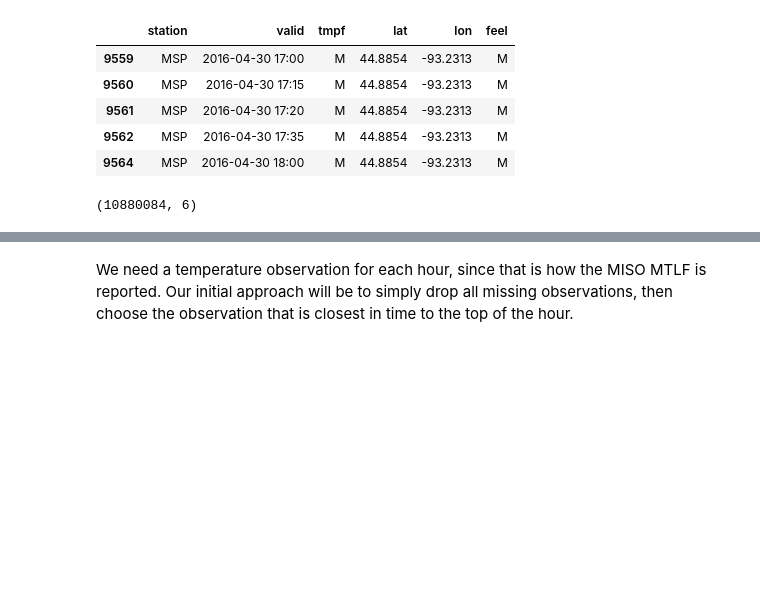
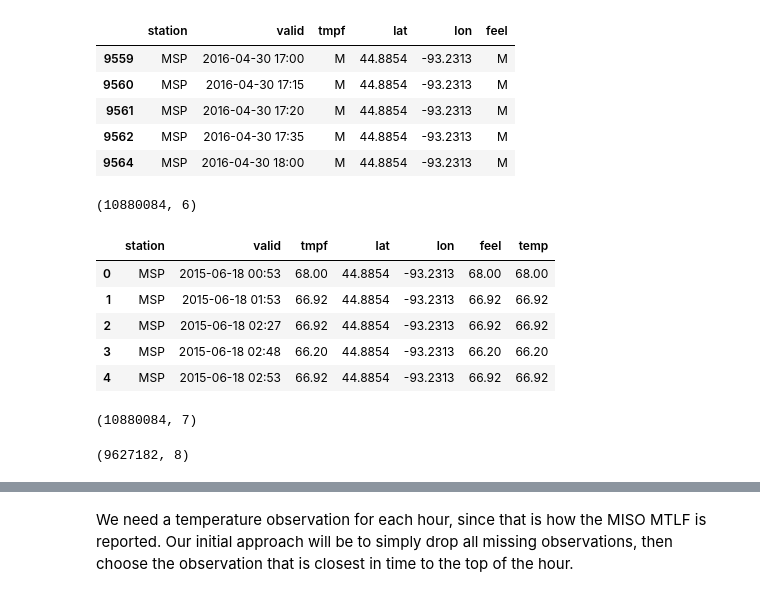
Before and after one commit to caindy/mml, a Jupyter notebook: 01_obtain_data.ipynb, the cells around one changed output, grey strips where cells are left out. Cells and saved outputs as stored; diff of their text form; code cells hidden in the pictures; blank space fills up the shorter version.

```diff
--- a/01_obtain_data.ipynb
+++ b/01_obtain_data.ipynb
@@ -52,7 +48,7 @@ import pandas as pd
 
 zones = { 1 : {'MN': ['MSP',  # Minneapolis / St. Paul (STP)
                       'RST',  # Rochester
-                      'DLH'], # Duluth
+                      'DYT'], # Duluth
                'ND': ['FAR',  # Fargo
                       'BIS',  # Bismarck
                       'GFK'], # Grand Forks
@@ -112,3 +108,18 @@ raw_df[raw_df['tmpf'] == 'M'].head()
 raw_df[raw_df['tmpf'] == 'M'].shape
 # %% [output]
 (10880084, 6)
+# %%
+raw_df['temp'] = pd.to_numeric(raw_df['tmpf'], errors='coerce')
+raw_df.head()
+# %% [output]
+|  | station | valid | tmpf | lat | lon | feel | temp |
+| 0 | MSP | 2015-06-18 00:53 | 68.00 | 44.8854 | -93.2313 | 68.00 | 68.00 |
+| 1 | MSP | 2015-06-18 01:53 | 66.92 | 44.8854 | -93.2313 | 66.92 | 66.92 |
+| 2 | MSP | 2015-06-18 02:27 | 66.92 | 44.8854 | -93.2313 | 66.92 | 66.92 |
+| 3 | MSP | 2015-06-18 02:48 | 66.20 | 44.8854 | -93.2313 | 66.20 | 66.20 |
+| 4 | MSP | 2015-06-18 02:53 | 66.92 | 44.8854 | -93.2313 | 66.92 | 66.92 |
+# %%
+missing_temps = raw_df[pd.isna(raw_df['temp'])]
+missing_temps.shape
+# %% [output]
+(10880084, 7)
@@ -114,0 +128,5 @@ raw_df[raw_df['tmpf'] == 'M'].shape
+# %%
+missing_temps = raw_df[pd.isna(raw_df['temp_backfill'])]
+missing_temps.shape
+# %% [output]
+(9627182, 8)
```
Also changed, not shown: parts of 15 cells of this notebook, 1 other file.
